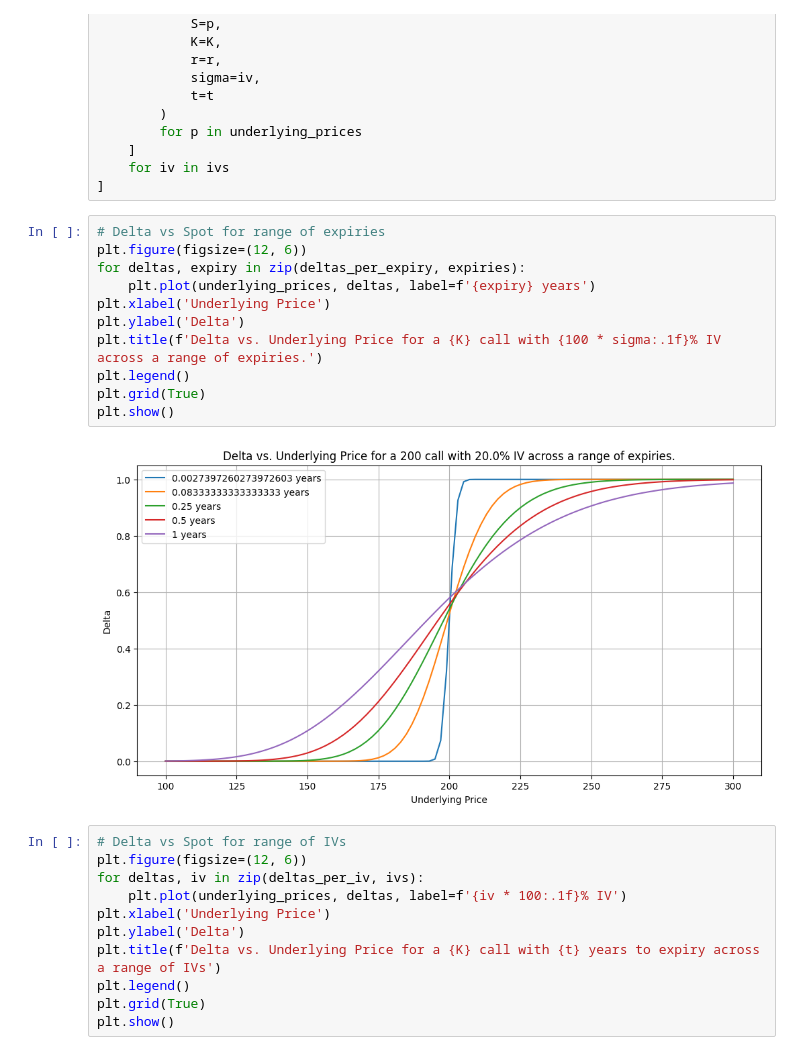
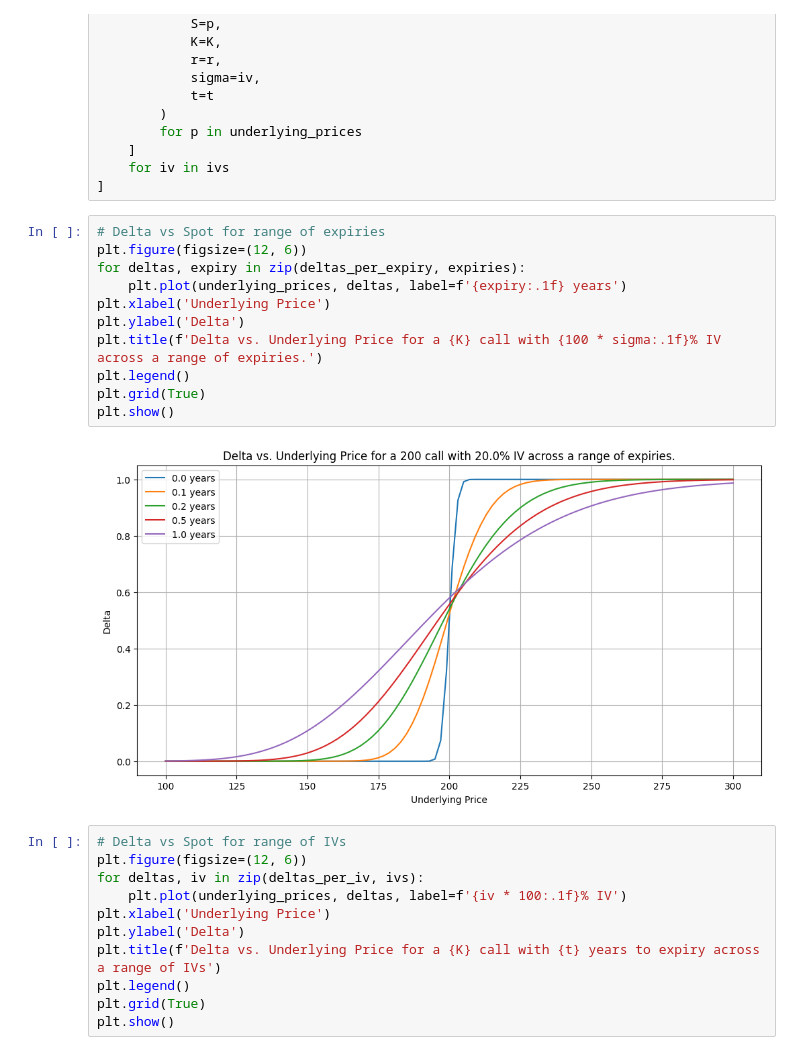
Before and after one commit to ed-churchill/implied-order-book, a Jupyter notebook: black-scholes-modelling.ipynb, the cells around one changed output. Drawn from its saved outputs; the diff is of its cells as text.

```diff
--- a/black-scholes-modelling.ipynb
+++ b/black-scholes-modelling.ipynb
@@ -485,16 +576,16 @@ gammas_per_iv = [
 # %%
 # Delta vs Spot for range of expiries
 plt.figure(figsize=(12, 6))
 for deltas, expiry in zip(deltas_per_expiry, expiries):
-    plt.plot(underlying_prices, deltas, label=f'{expiry} years')
+    plt.plot(underlying_prices, deltas, label=f'{expiry:.1f} years')
 plt.xlabel('Underlying Price')
 plt.ylabel('Delta')
 plt.title(f'Delta vs. Underlying Price for a {K} call with {100 * sigma:.1f}% IV across a range of expiries.')
 plt.legend()
 plt.grid(True)
 plt.show()
 # %% [output]
-[figure, old version]
+[figure, new version]
 # %%
 # Delta vs Spot for range of IVs
 plt.figure(figsize=(12, 6))
```
Also changed, not shown: parts of 5 cells of this notebook.
